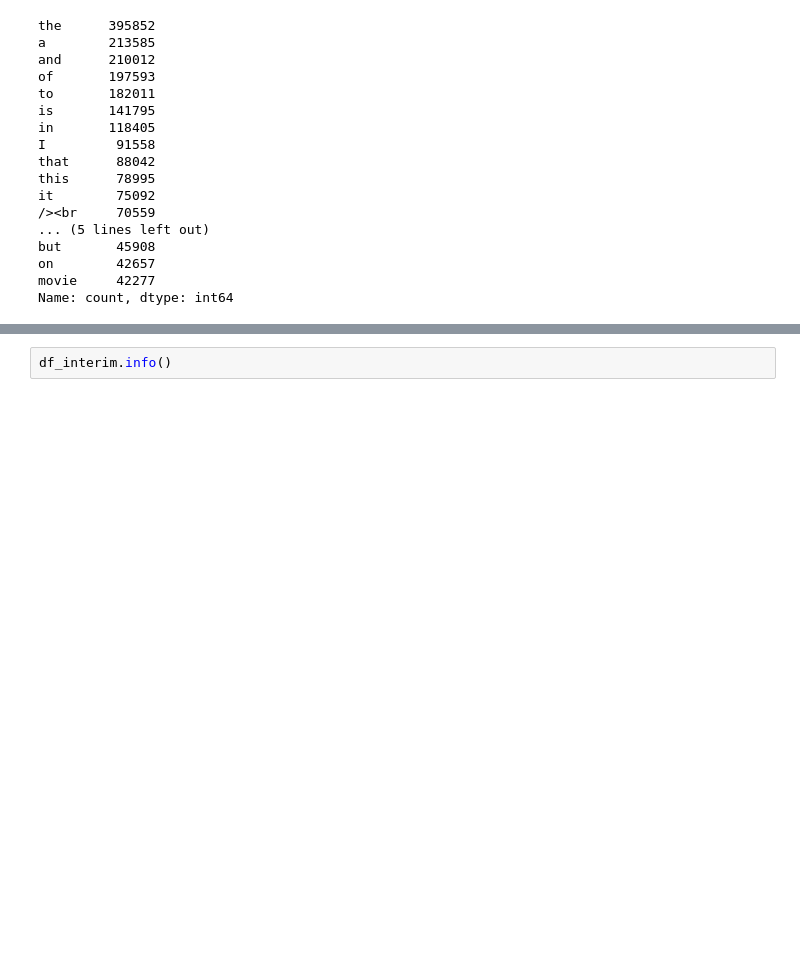
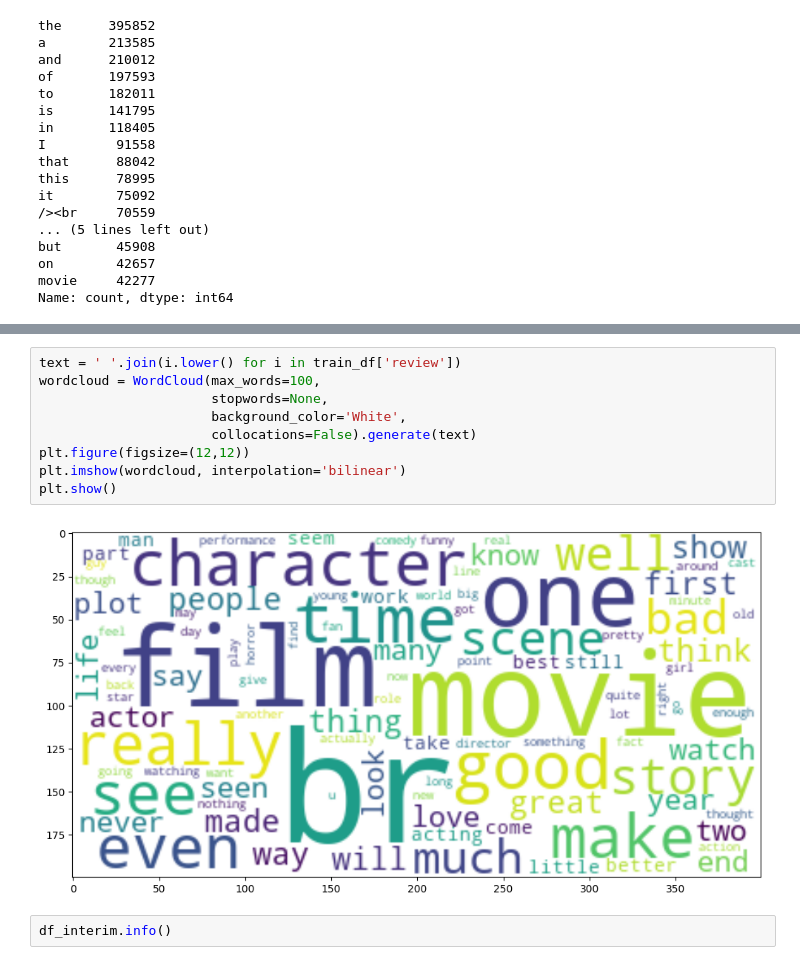
Before and after one commit to alexismenanieves/TensorFlow_Basics, a Jupyter notebook: notebooks/01_IMDB_Sentiment_Analysis.ipynb, the cells around one changed output, grey strips where cells are left out. Saved outputs shown, nothing was run; the diff lists cells and outputs as text; blank space fills up the shorter version.

Commit message:
Add wordcloud

```diff
--- a/notebooks/01_IMDB_Sentiment_Analysis.ipynb
+++ b/notebooks/01_IMDB_Sentiment_Analysis.ipynb
@@ -183,3 +200,14 @@ Name: count, dtype: int64
+# %%
+text = ' '.join(i.lower() for i in train_df['review'])
+wordcloud = WordCloud(max_words=100,
+                      stopwords=None,
+                      background_color='White',
+                      collocations=False).generate(text)
+plt.figure(figsize=(12,12))
+plt.imshow(wordcloud, interpolation='bilinear')
+plt.show()
+# %% [output]
+[figure, added]
 # %%
 df_interim.info()
 # %%
```
Also changed, not shown: parts of 2 cells of this notebook.
